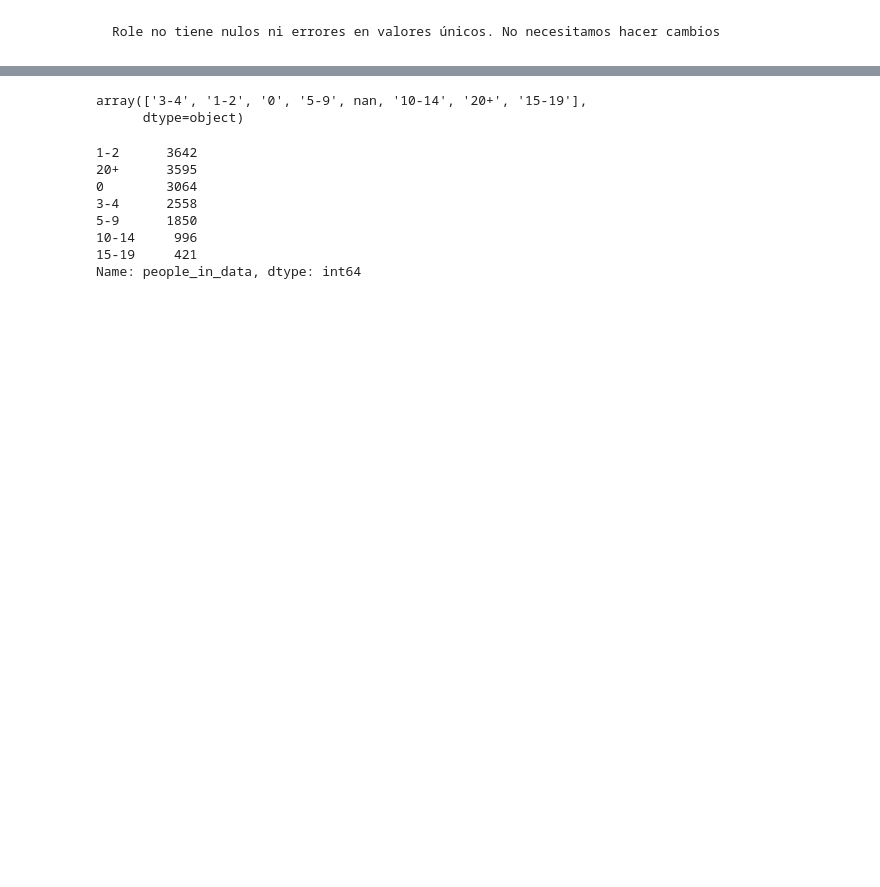
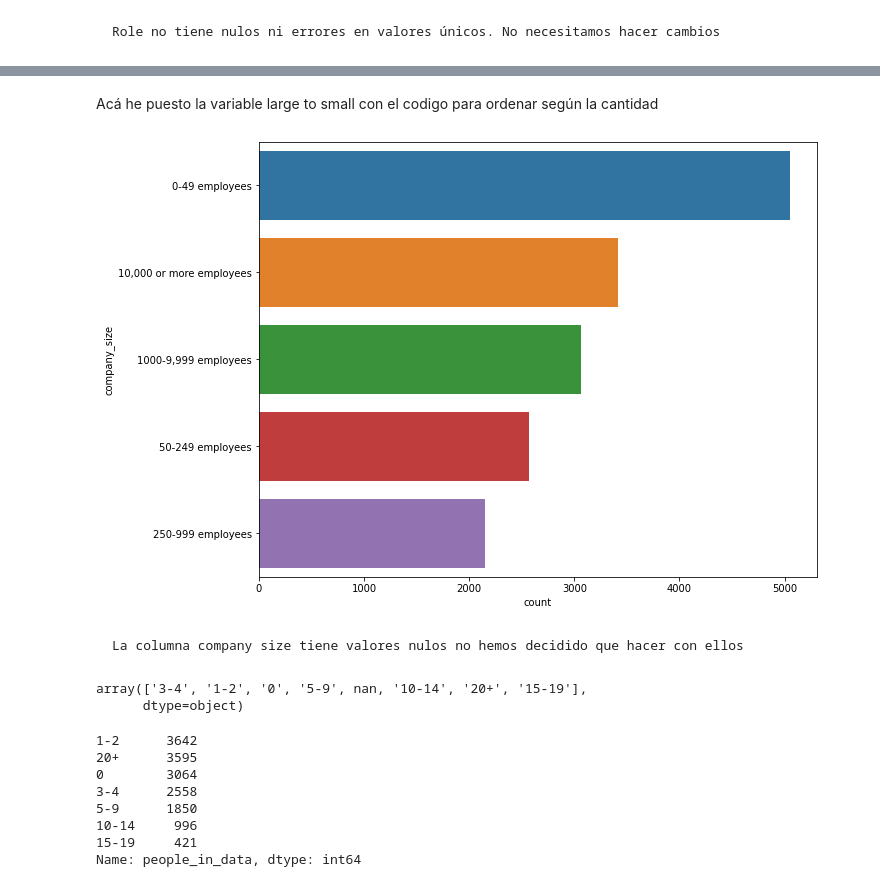
Before and after one commit to Adalab/project-da-promo-A-module-2-team-1-, a Jupyter notebook: Analisis exploratorio/EDA_ col_empresas.ipynb, the cells around one changed output, grey strips where cells are left out. Drawn from its saved outputs; the diff is of its cells as text; code cells hidden in the pictures; blank space fills up the shorter version.

```diff
--- a/Analisis exploratorio/EDA_ col_empresas.ipynb
+++ b/Analisis exploratorio/EDA_ col_empresas.ipynb
@@ -228,3 +224,12 @@ array([nan])
+# %% [markdown]
+Acá he puesto la variable large to small con el codigo para ordenar según la cantidad
+# %%
+large_to_small= df.groupby('company_size').size().sort_values().index[::-1]
+ax = sns.countplot(y="company_size", data=df, order= large_to_small)
+# %% [output]
+[figure, added]
+# %% [markdown]
+    La columna company size tiene valores nulos no hemos decidido que hacer con ellos
 # %%
 df.people_in_data.unique()
 # %% [output]
```
Also changed, not shown: parts of 36 cells of this notebook, 3 other files.
